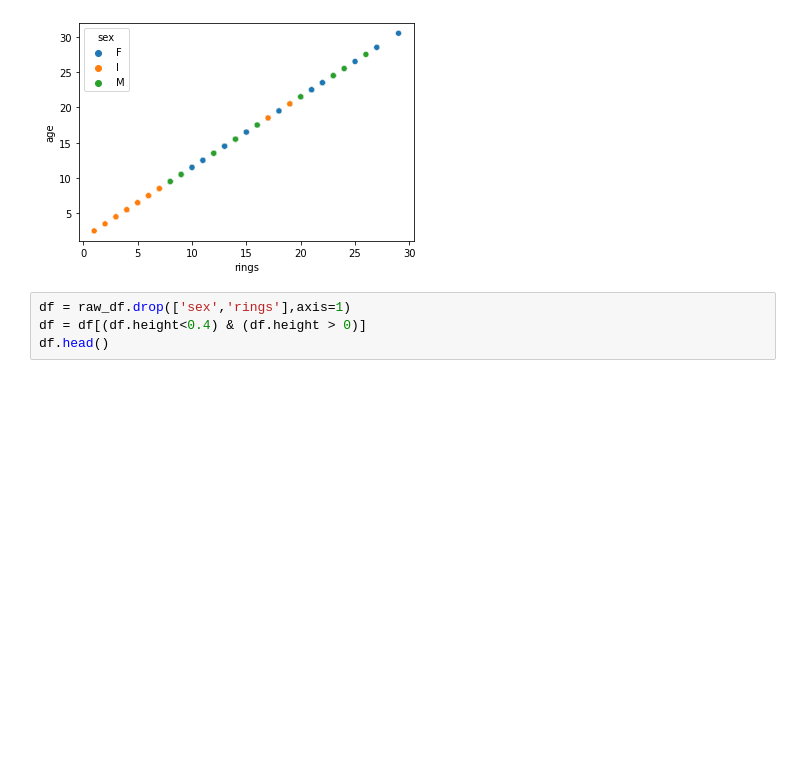
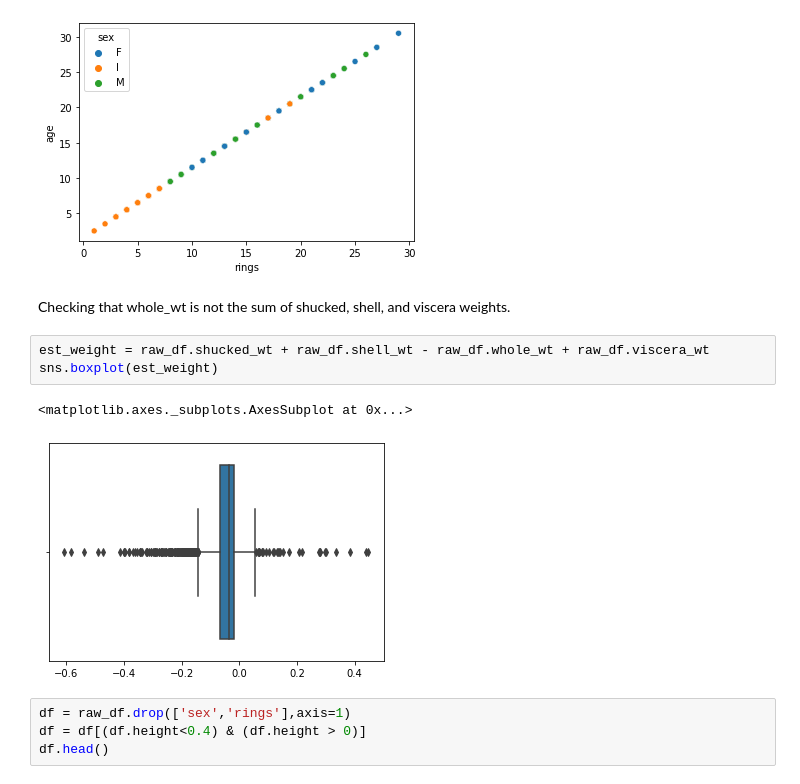
Before and after one commit to smaslo2/MS_DS, a Jupyter notebook: MS_DTSA5509_Final.ipynb, the cells around one changed output. Saved outputs shown, nothing was run; the diff lists cells and outputs as text; blank space fills up the shorter version.

```diff
--- a/MS_DTSA5509_Final.ipynb
+++ b/MS_DTSA5509_Final.ipynb
@@ -116,6 +121,14 @@ for col in raw_df.columns[1:-1]:
 [figure]
 [figure]
 [figure]
+# %% [markdown]
+Checking that whole_wt is not the sum of shucked, shell, and viscera weights.
+# %%
+est_weight = raw_df.shucked_wt + raw_df.shell_wt - raw_df.whole_wt + raw_df.viscera_wt
+sns.boxplot(est_weight)
+# %% [output]
+<matplotlib.axes._subplots.AxesSubplot at 0x...>
+[figure, added]
 # %%
 df = raw_df.drop(['sex','rings'],axis=1)
 df = df[(df.height<0.4) & (df.height > 0)]
```
Also changed, not shown: parts of 9 cells of this notebook.
